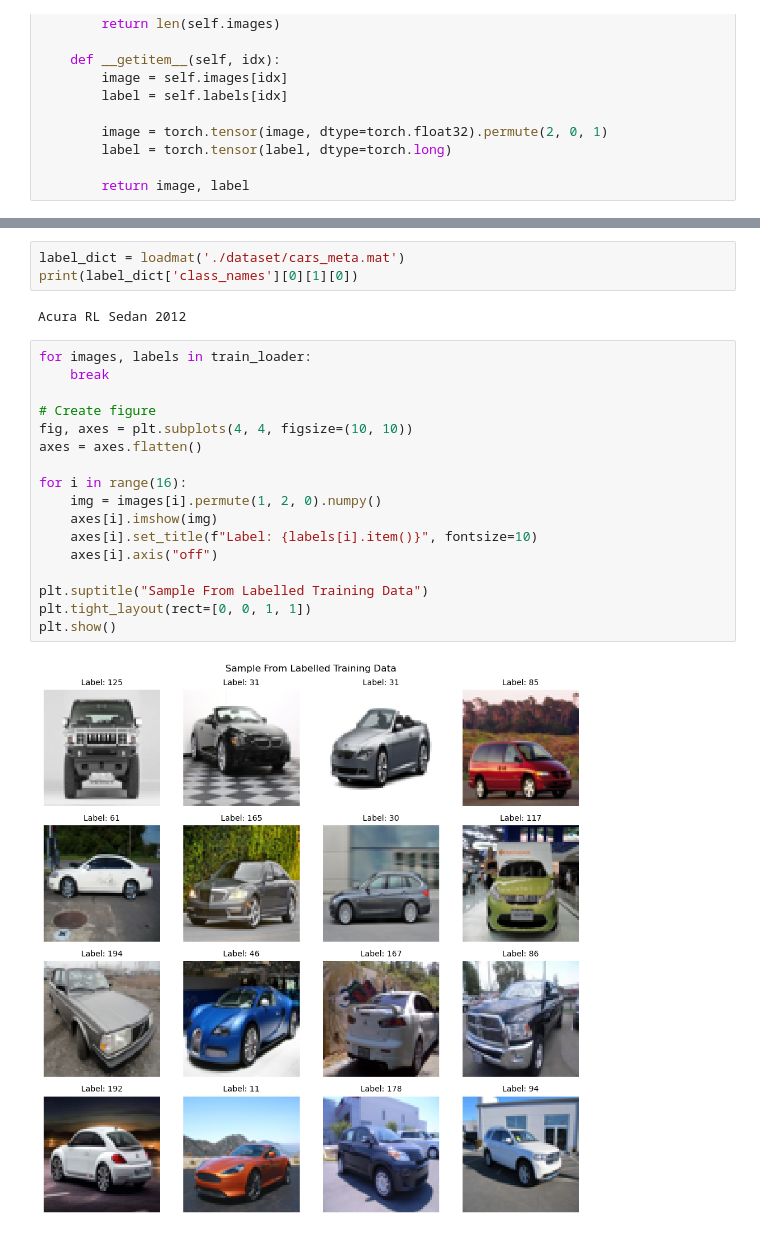
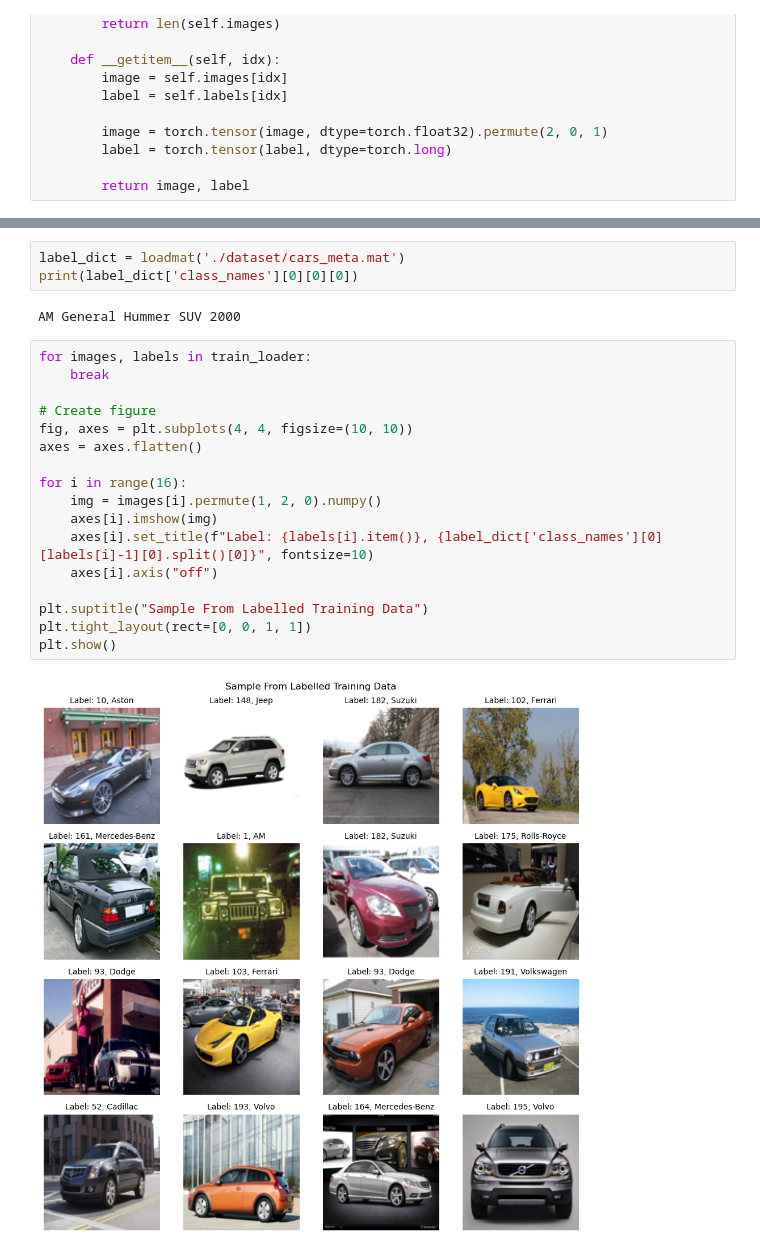
Before and after one commit to hgurusankar/ECE_285_Project, a Jupyter notebook: train.ipynb, the cells around one changed output, grey strips where cells are left out. Saved outputs shown, nothing was run; the diff lists cells and outputs as text.

Commit message:
Updated training file to process label names

```diff
--- a/train.ipynb
+++ b/train.ipynb
@@ -57,25 +57,25 @@ Images shape: (8144, 64, 64, 3)
 Labels shape: (8144, 1)
 # %%
 label_dict = loadmat('./dataset/cars_meta.mat')
-print(label_dict['class_names'][0][1][0])
+print(label_dict['class_names'][0][0][0])
 # %% [output]
-Acura RL Sedan 2012
+AM General Hummer SUV 2000
 # %%
 for images, labels in train_loader:
     break
 
 # Create figure
 fig, axes = plt.subplots(4, 4, figsize=(10, 10))
 axes = axes.flatten()
 
 for i in range(16):
     img = images[i].permute(1, 2, 0).numpy()
     axes[i].imshow(img)
-    axes[i].set_title(f"Label: {labels[i].item()}", fontsize=10)
+    axes[i].set_title(f"Label: {labels[i].item()}, {label_dict['class_names'][0][labels[i]-1][0].split()[0]}", fontsize=10)
     axes[i].axis("off")
 
 plt.suptitle("Sample From Labelled Training Data")
 plt.tight_layout(rect=[0, 0, 1, 1])
 plt.show()
 # %% [output]
-[figure, old version]
+[figure, new version]
```
Also changed, not shown: parts of 1 cell of this notebook.
